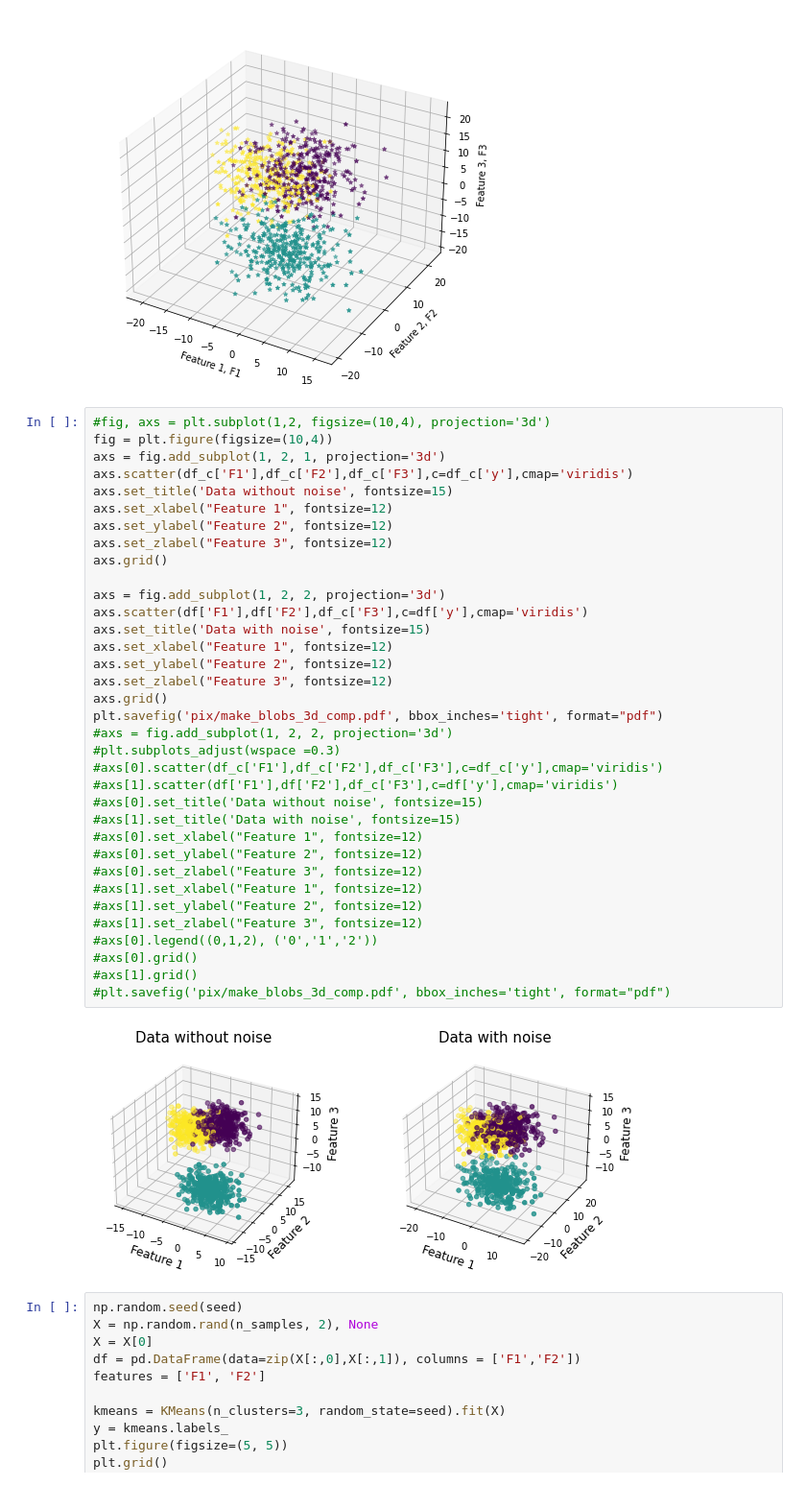
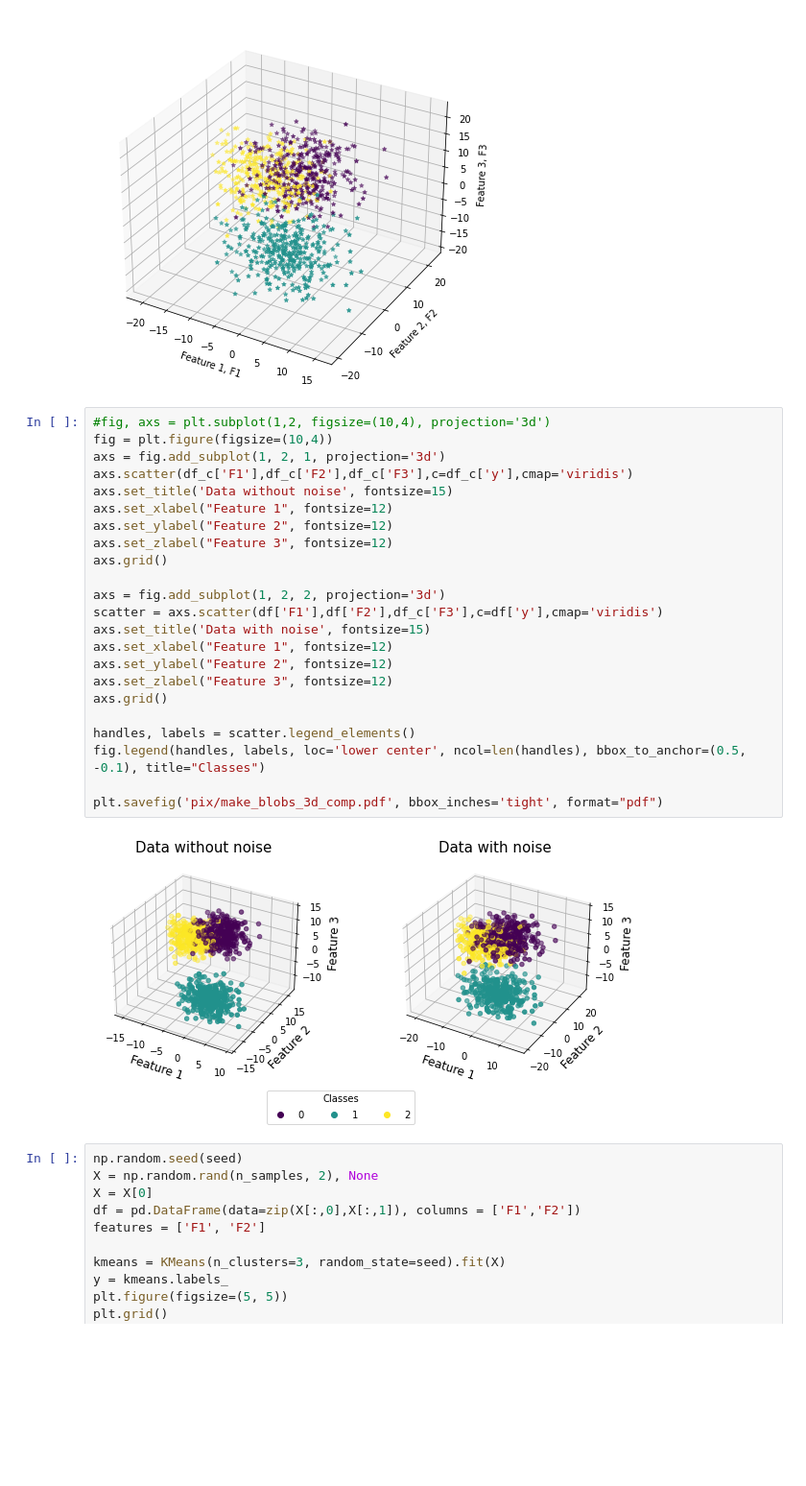
Before and after one commit to michaukuk/clamp_evaluation, a Jupyter notebook: datasets_generator.ipynb, the cells around one changed output. Shown at 96% size. Drawn from its saved outputs; the diff is of its cells as text; blank space fills up the shorter version.

```diff
--- a/datasets_generator.ipynb
+++ b/datasets_generator.ipynb
@@ -96,40 +97,28 @@ df.to_csv('datasets/make_blobs_3d.csv')
 # %%
 #fig, axs = plt.subplot(1,2, figsize=(10,4), projection='3d')
 fig = plt.figure(figsize=(10,4))
 axs = fig.add_subplot(1, 2, 1, projection='3d')
 axs.scatter(df_c['F1'],df_c['F2'],df_c['F3'],c=df_c['y'],cmap='viridis')
 axs.set_title('Data without noise', fontsize=15)
 axs.set_xlabel("Feature 1", fontsize=12)
 axs.set_ylabel("Feature 2", fontsize=12)
 axs.set_zlabel("Feature 3", fontsize=12)
 axs.grid()
 
 axs = fig.add_subplot(1, 2, 2, projection='3d')
-axs.scatter(df['F1'],df['F2'],df_c['F3'],c=df['y'],cmap='viridis')
+scatter = axs.scatter(df['F1'],df['F2'],df_c['F3'],c=df['y'],cmap='viridis')
 axs.set_title('Data with noise', fontsize=15)
 axs.set_xlabel("Feature 1", fontsize=12)
 axs.set_ylabel("Feature 2", fontsize=12)
 axs.set_zlabel("Feature 3", fontsize=12)
 axs.grid()
+
+handles, labels = scatter.legend_elements()
+fig.legend(handles, labels, loc='lower center', ncol=len(handles), bbox_to_anchor=(0.5, -0.1), title="Classes")
+
 plt.savefig('pix/make_blobs_3d_comp.pdf', bbox_inches='tight', format="pdf")
-#axs = fig.add_subplot(1, 2, 2, projection='3d')
-#plt.subplots_adjust(wspace =0.3)
-#axs[0].scatter(df_c['F1'],df_c['F2'],df_c['F3'],c=df_c['y'],cmap='viridis')
-#axs[1].scatter(df['F1'],df['F2'],df_c['F3'],c=df['y'],cmap='viridis')
-#axs[0].set_title('Data without noise', fontsize=15)
-#axs[1].set_title('Data with noise', fontsize=15)
-#axs[0].set_xlabel("Feature 1", fontsize=12)
-#axs[0].set_ylabel("Feature 2", fontsize=12)
-#axs[0].set_zlabel("Feature 3", fontsize=12)
-#axs[1].set_xlabel("Feature 1", fontsize=12)
-#axs[1].set_ylabel("Feature 2", fontsize=12)
-#axs[1].set_zlabel("Feature 3", fontsize=12)
-#axs[0].legend((0,1,2), ('0','1','2'))
-#axs[0].grid()
-#axs[1].grid()
-#plt.savefig('pix/make_blobs_3d_comp.pdf', bbox_inches='tight', format="pdf")
 # %% [output]
-[figure, old version]
+[figure, new version]
 # %%
 np.random.seed(seed)
 X = np.random.rand(n_samples, 2), None
```
Also changed, not shown: parts of 5 cells of this notebook, 8 other files.
